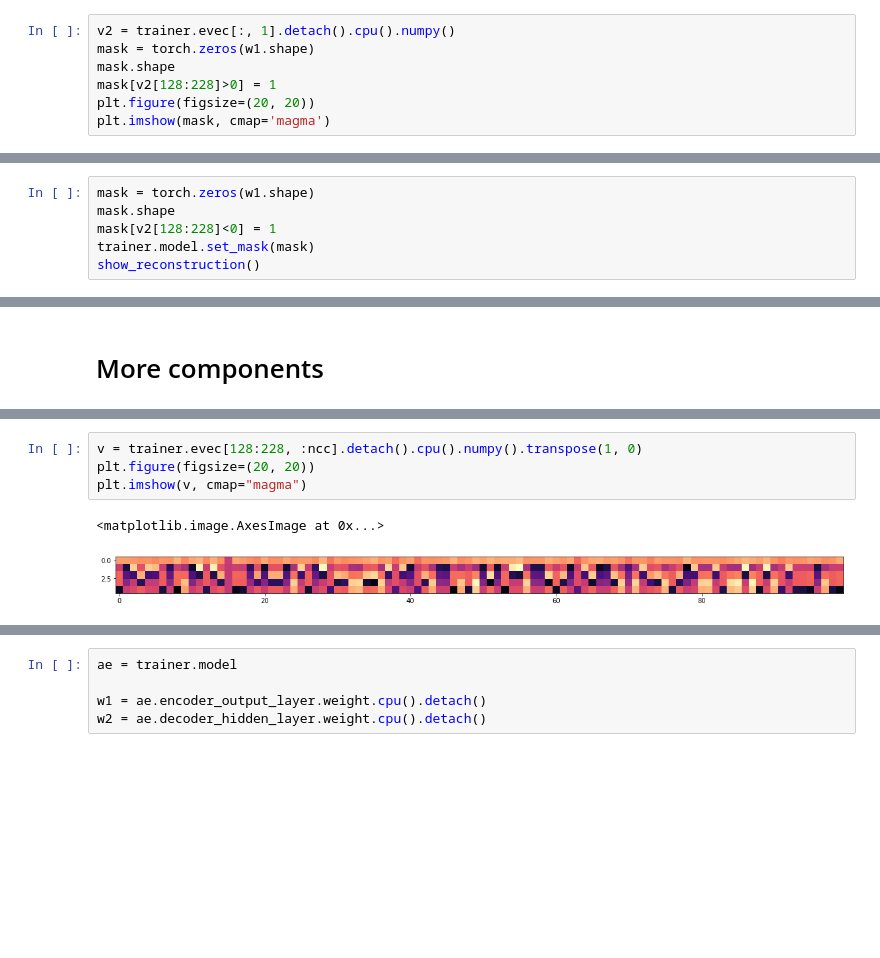
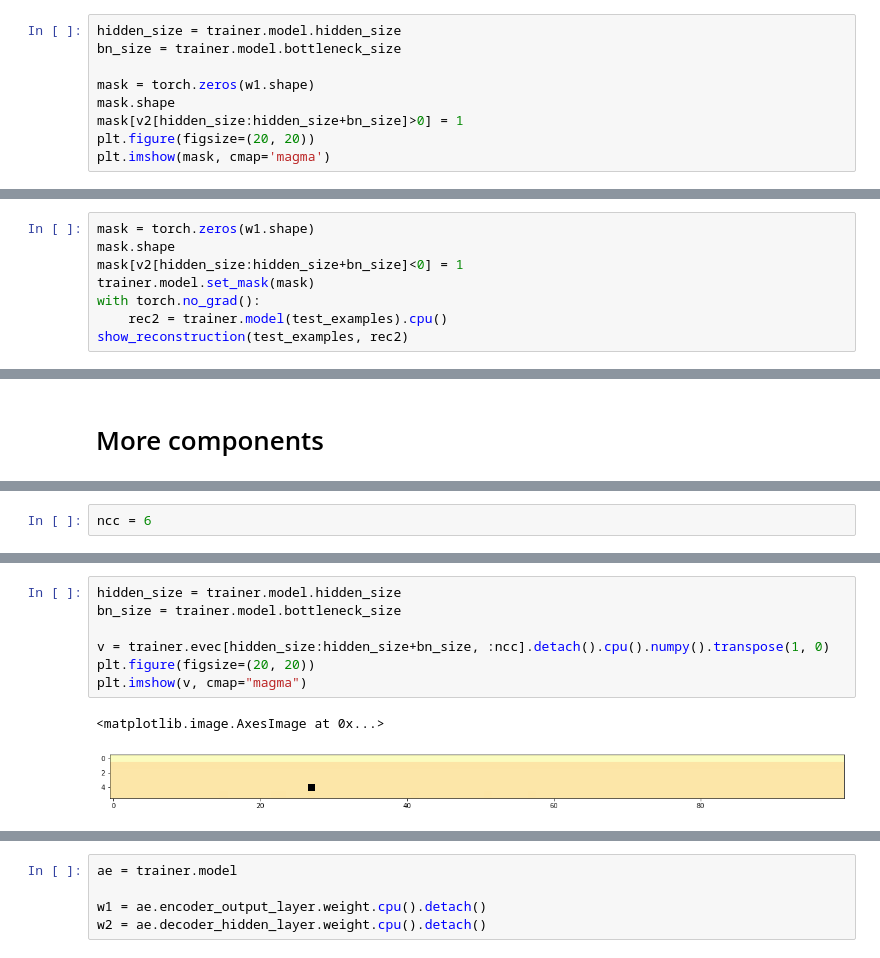
Before and after one commit to arkhycat/disenntangle, a Jupyter notebook: ae_br_experiments.ipynb, the cells around one changed output, grey strips where cells are left out. Drawn from its saved outputs; the diff is of its cells as text; blank space fills up the shorter version.

```diff
--- a/ae_br_experiments.ipynb
+++ b/ae_br_experiments.ipynb
@@ -108,8 +147,10 @@ plt.imshow(trainer.evec[:, :2].detach().cpu().numpy().transpose(), cmap='magma')
 # %%
-v2 = trainer.evec[:, 1].detach().cpu().numpy()
+hidden_size = trainer.model.hidden_size
+bn_size = trainer.model.bottleneck_size
+
 mask = torch.zeros(w1.shape)
 mask.shape
-mask[v2[128:228]>0] = 1
+mask[v2[hidden_size:hidden_size+bn_size]>0] = 1
 plt.figure(figsize=(20, 20))
 plt.imshow(mask, cmap='magma')
 # %% [output]
@@ -123,7 +166,9 @@ show_reconstruction()
 # %%
 mask = torch.zeros(w1.shape)
 mask.shape
-mask[v2[128:228]<0] = 1
+mask[v2[hidden_size:hidden_size+bn_size]<0] = 1
 trainer.model.set_mask(mask)
-show_reconstruction()
+with torch.no_grad():
+    rec2 = trainer.model(test_examples).cpu()
+show_reconstruction(test_examples, rec2)
 # %% [output]
@@ -229,0 +261,2 @@ show_reconstruction()
+# %%
+ncc = 6
@@ -230,10 +273,13 @@ show_reconstruction()
 # %%
-v = trainer.evec[128:228, :ncc].detach().cpu().numpy().transpose(1, 0)
+hidden_size = trainer.model.hidden_size
+bn_size = trainer.model.bottleneck_size
+
+v = trainer.evec[hidden_size:hidden_size+bn_size, :ncc].detach().cpu().numpy().transpose(1, 0)
 plt.figure(figsize=(20, 20))
 plt.imshow(v, cmap="magma")
 # %% [output]
 <matplotlib.image.AxesImage at 0x...>
-[figure, old version]
+[figure, new version]
 # %%
 plt.figure(figsize=(20, 20))
 plt.imshow(v[1:]>0)
```
Also changed, not shown: parts of 43 cells of this notebook, 16 other files.
